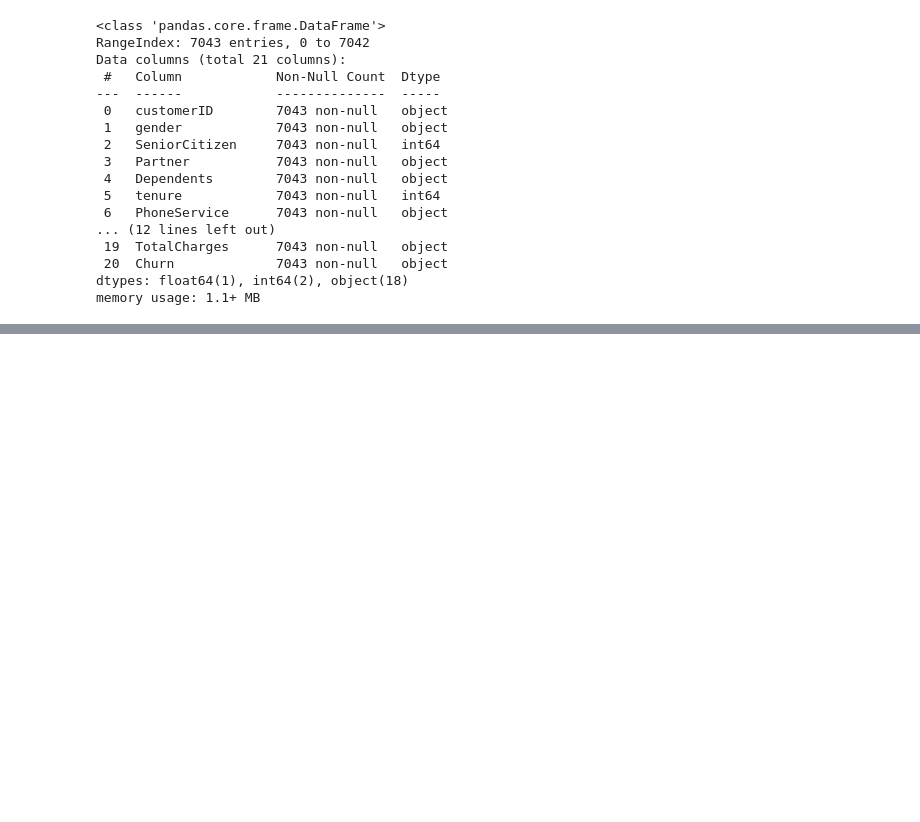
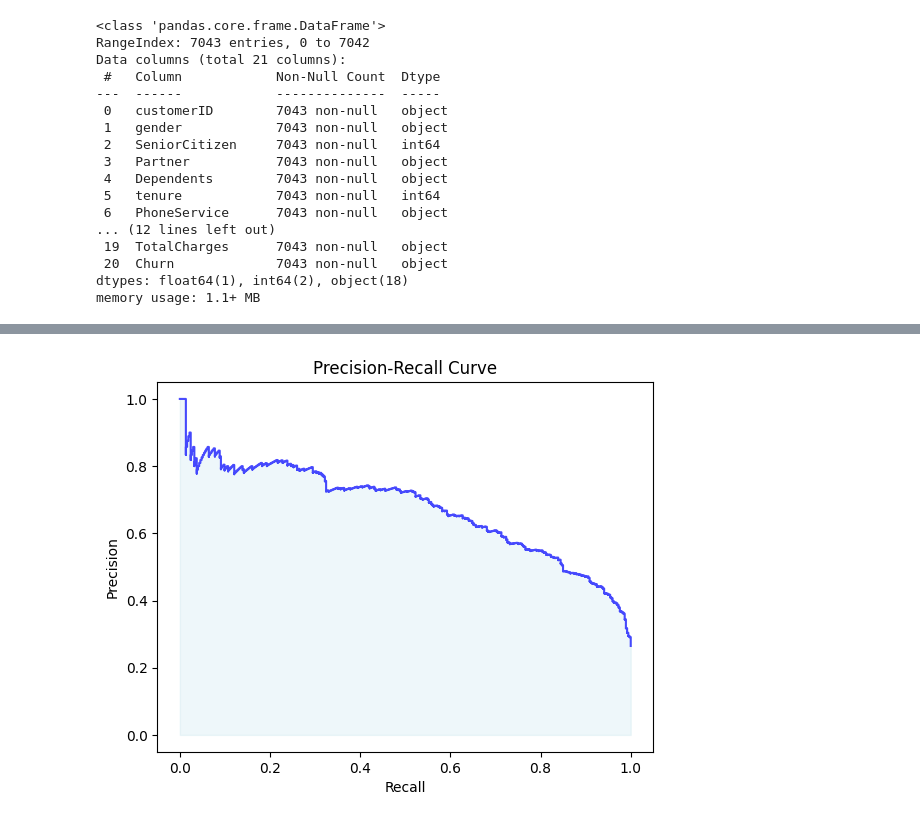
Before and after one commit to anushChrist/ML_LAB, a Jupyter notebook: 2348504_Lab_5.ipynb, the cells around one changed output, grey strips where cells are left out. Drawn from its saved outputs; the diff is of its cells as text; code cells hidden in the pictures; blank space fills up the shorter version.

```diff
--- a/2348504_Lab_5.ipynb
+++ b/2348504_Lab_5.ipynb
@@ -37,0 +218,11 @@ memory usage: 1.1+ MB
+# %%
+precision, recall, _ = precision_recall_curve(y_test, y_prob)
+plt.figure()
+plt.step(recall, precision, color='b', alpha=0.7, where='post')
+plt.fill_between(recall, precision, step='post', alpha=0.2, color='lightblue')
+plt.xlabel('Recall')
+plt.ylabel('Precision')
+plt.title('Precision-Recall Curve')
+plt.show()
+# %% [output]
+[figure, added]
```
Also changed, not shown: parts of 21 cells of this notebook.
